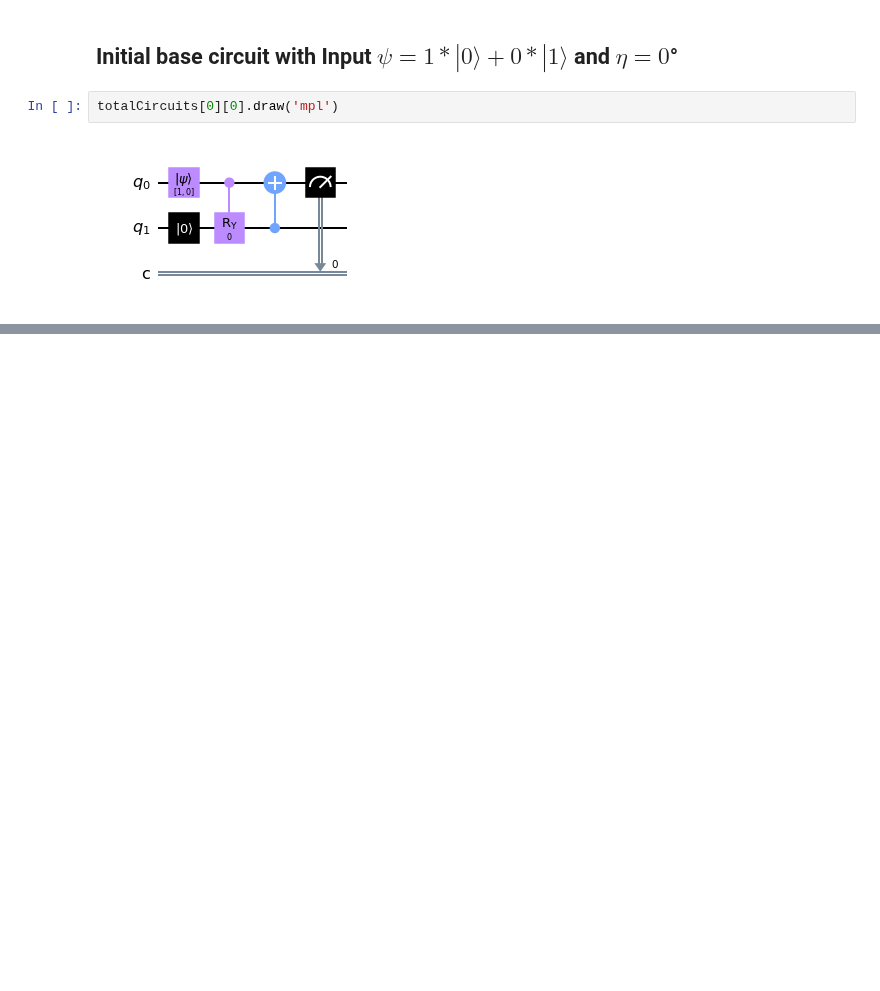
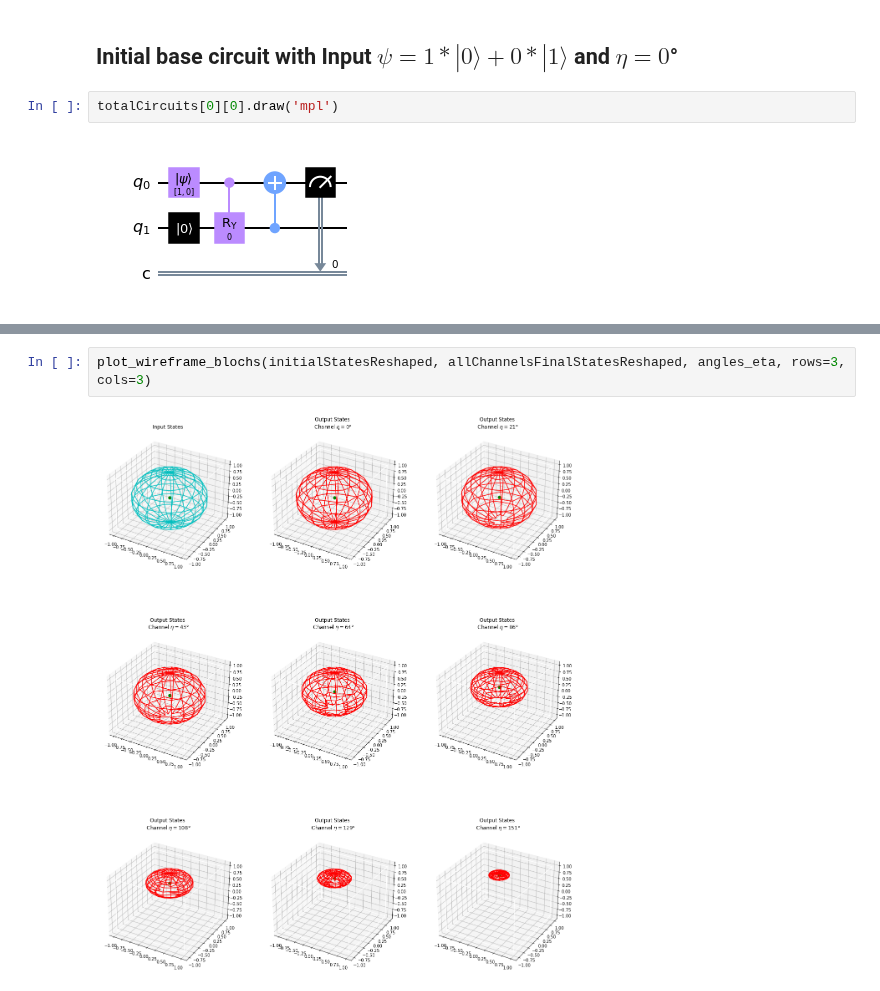
Before and after one commit to iamtxena/quantum-channel-discrimination, a Jupyter notebook: docs/21200218_project_checkpoint.ipynb, the cells around one changed output, grey strips where cells are left out. Saved outputs shown, nothing was run; the diff lists cells and outputs as text; blank space fills up the shorter version.

```diff
--- a/docs/21200218_project_checkpoint.ipynb
+++ b/docs/21200218_project_checkpoint.ipynb
@@ -40,0 +54,4 @@ for index in output_states_to_print:
+# %%
+plot_wireframe_blochs(initialStatesReshaped, allChannelsFinalStatesReshaped, angles_eta, rows=3, cols=3)
+# %% [output]
+[figure, added]
```
Also changed, not shown: parts of 6 cells of this notebook.
